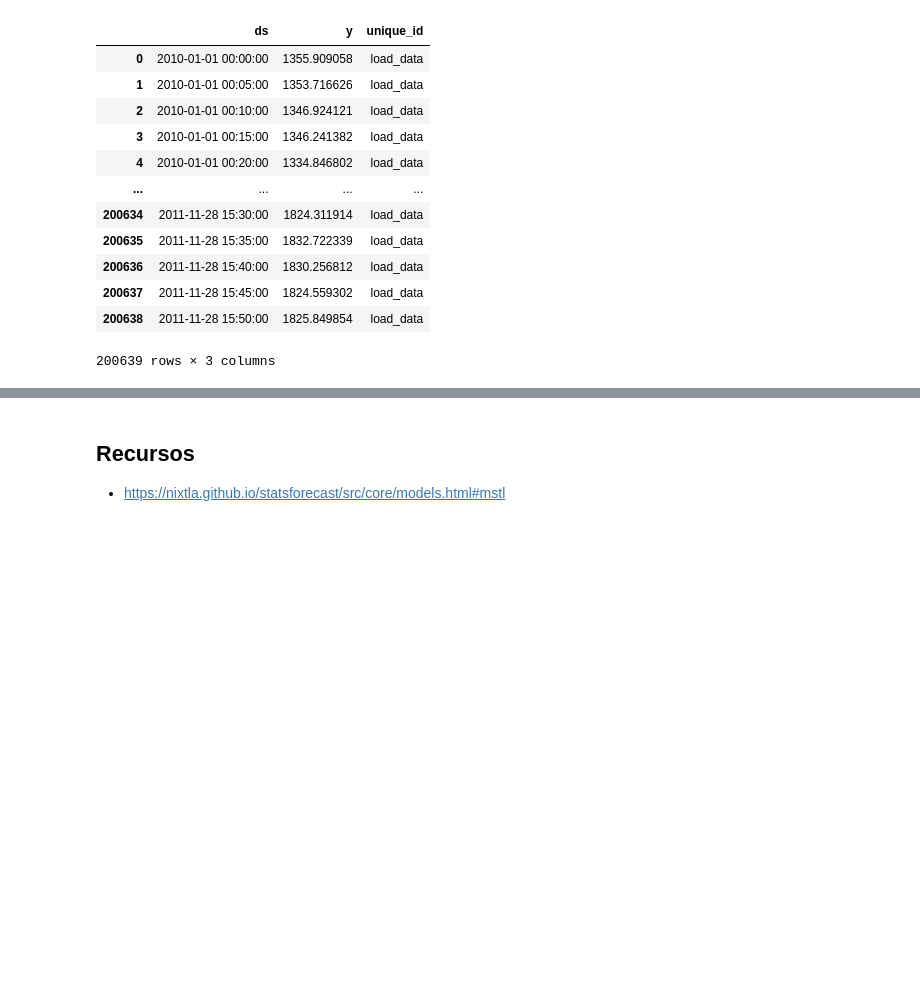
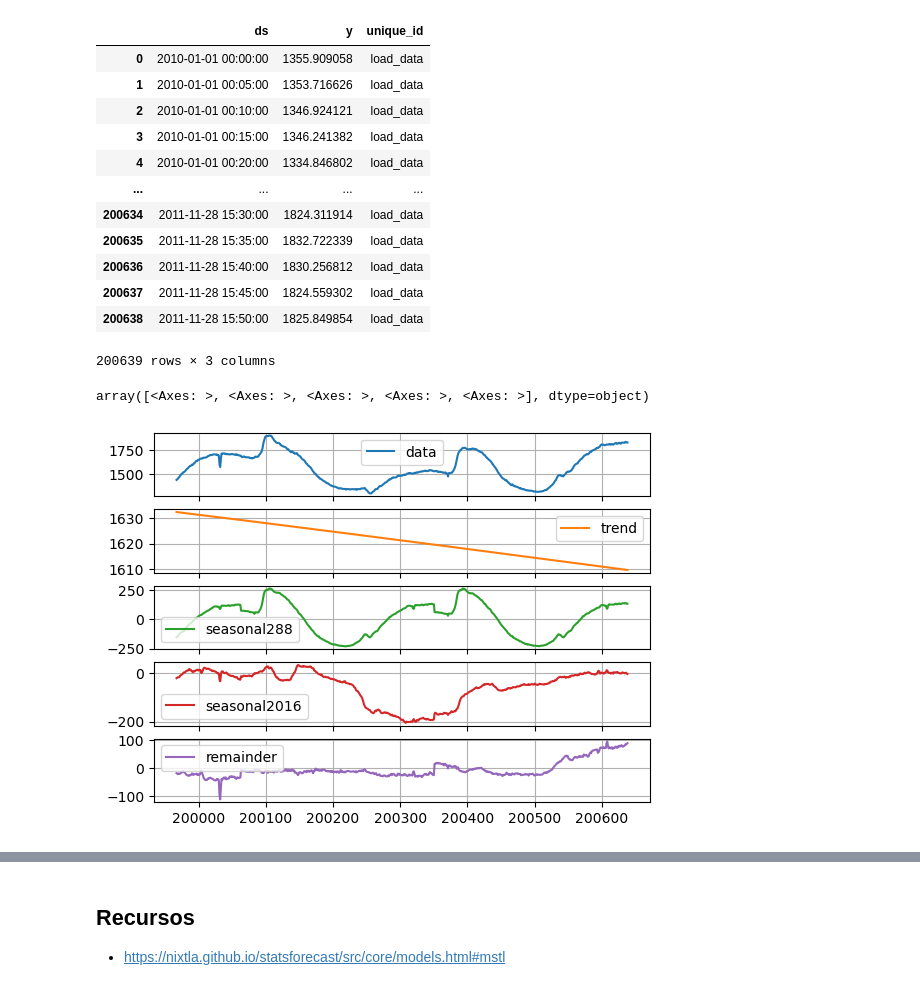
Before and after one commit to urieliram/analog, a Jupyter notebook: Nixtla_test/mstl.ipynb, the cells around one changed output, grey strips where cells are left out. Drawn from its saved outputs; the diff is of its cells as text; code cells hidden in the pictures; blank space fills up the shorter version.

```diff
--- a/Nixtla_test/mstl.ipynb
+++ b/Nixtla_test/mstl.ipynb
@@ -83,3 +83,8 @@ df_nixtla
 200639 rows × 3 columns
 # %%
 sf = sf.fit(df = df_nixtla)
+# %%
+sf.fitted_[0, 0].model_.tail(24 * 28).plot(subplots=True, grid=True)
+# %% [output]
+array([<Axes: >, <Axes: >, <Axes: >, <Axes: >, <Axes: >], dtype=object)
+[figure, added]
```
Also changed, not shown: parts of 2 cells of this notebook.
